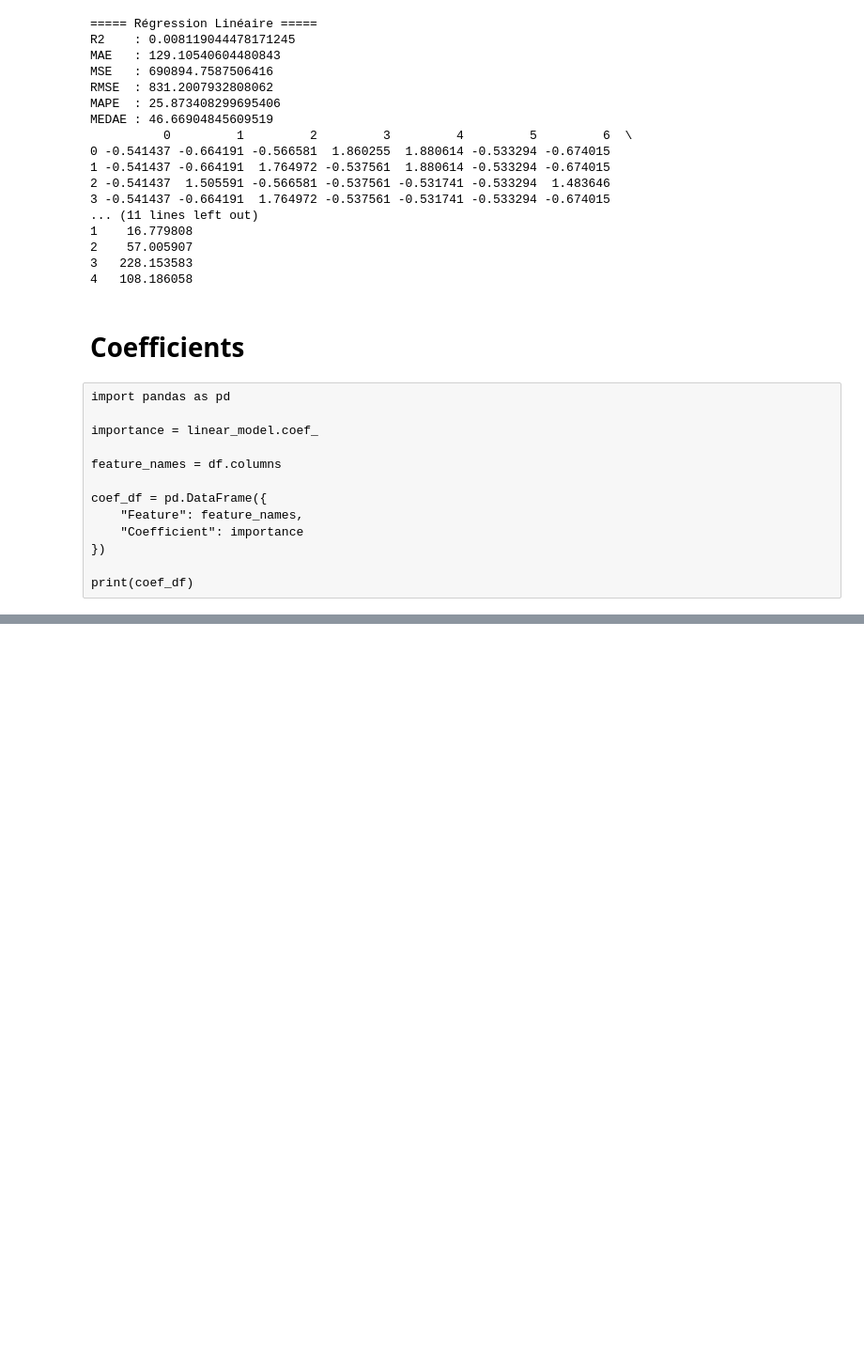
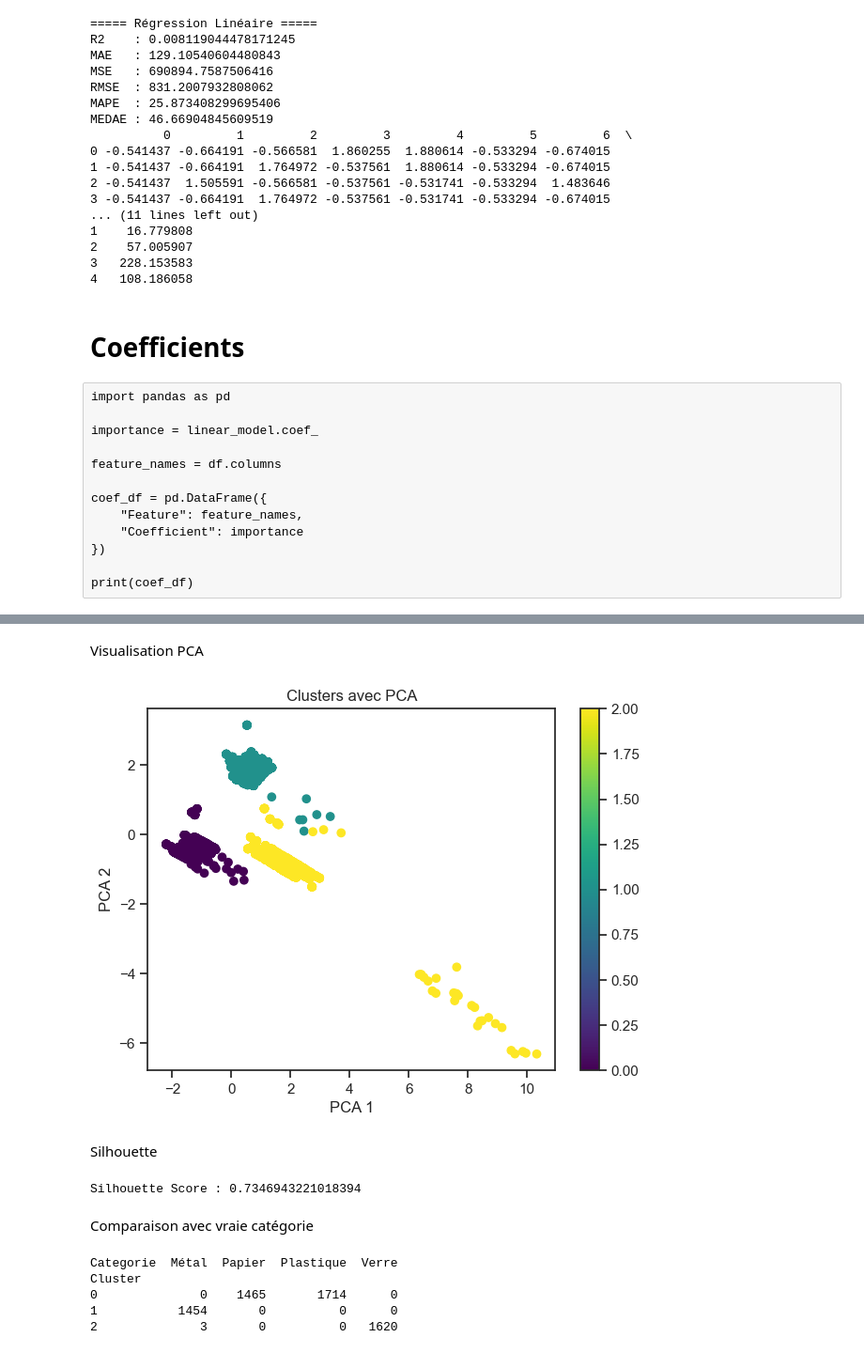
Before and after one commit to Test123599/ECOML, a Jupyter notebook: TpStandard - Copie.ipynb, the cells around one changed output, grey strips where cells are left out. Shown at 94% size. Saved outputs shown, nothing was run; the diff lists cells and outputs as text; code cells hidden in the pictures; blank space fills up the shorter version.

```diff
--- a/TpStandard - Copie.ipynb
+++ b/TpStandard - Copie.ipynb
@@ -1282,0 +1320,9 @@ print(coef_df)
+# %%
+k = 3
+
+kmeans = KMeans(n_clusters=k, random_state=42)
+clusters = kmeans.fit_predict(X_scaled)
+
+# Ajouter au dataframe original (aligner index)
+df = df.loc[X.index]
+df["Cluster"] = clusters
@@ -1282,0 +1340,33 @@ print(coef_df)
+# %% [markdown]
+Visualisation PCA
+# %%
+pca = PCA(n_components=2)
+X_pca = pca.fit_transform(X_scaled)
+
+plt.figure(figsize=(7,5))
+scatter = plt.scatter(X_pca[:,0], X_pca[:,1], c=clusters, cmap='viridis')
+plt.title("Clusters avec PCA")
+plt.xlabel("PCA 1")
+plt.ylabel("PCA 2")
+plt.colorbar(scatter)
+plt.show()
+# %% [output]
+[figure, added]
+# %% [markdown]
+Silhouette
+# %%
+score = silhouette_score(X_scaled, clusters)
+print("Silhouette Score :", score)
+# %% [output]
+Silhouette Score : 0.7346943221018394
+# %% [markdown]
+Comparaison avec vraie catégorie
+# %%
+if "Categorie" in df.columns:
+    print(pd.crosstab(df["Cluster"], df["Categorie"]))
+# %% [output]
+Categorie  Métal  Papier  Plastique  Verre
+Cluster
+0              0    1465       1714      0
+1           1454       0          0      0
+2              3       0          0   1620
```
Also changed, not shown: parts of 46 cells of this notebook, 5 other files.
